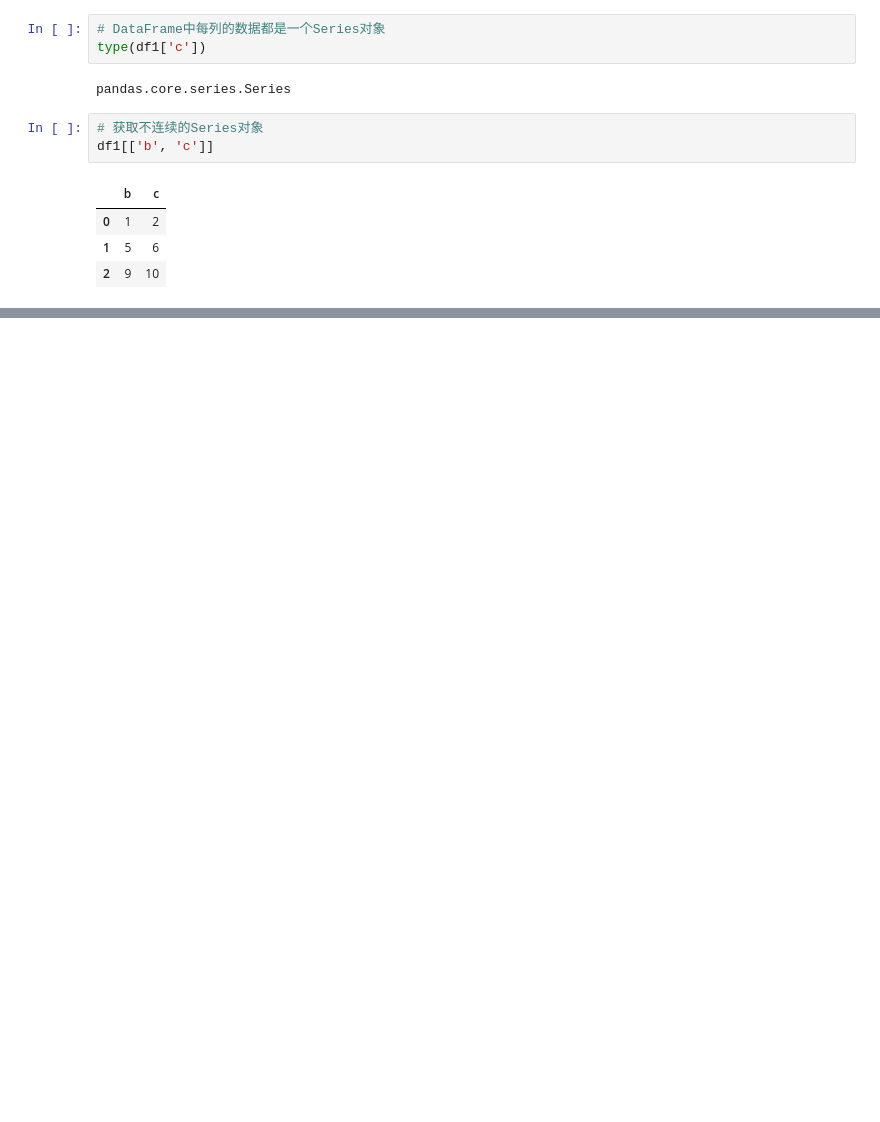
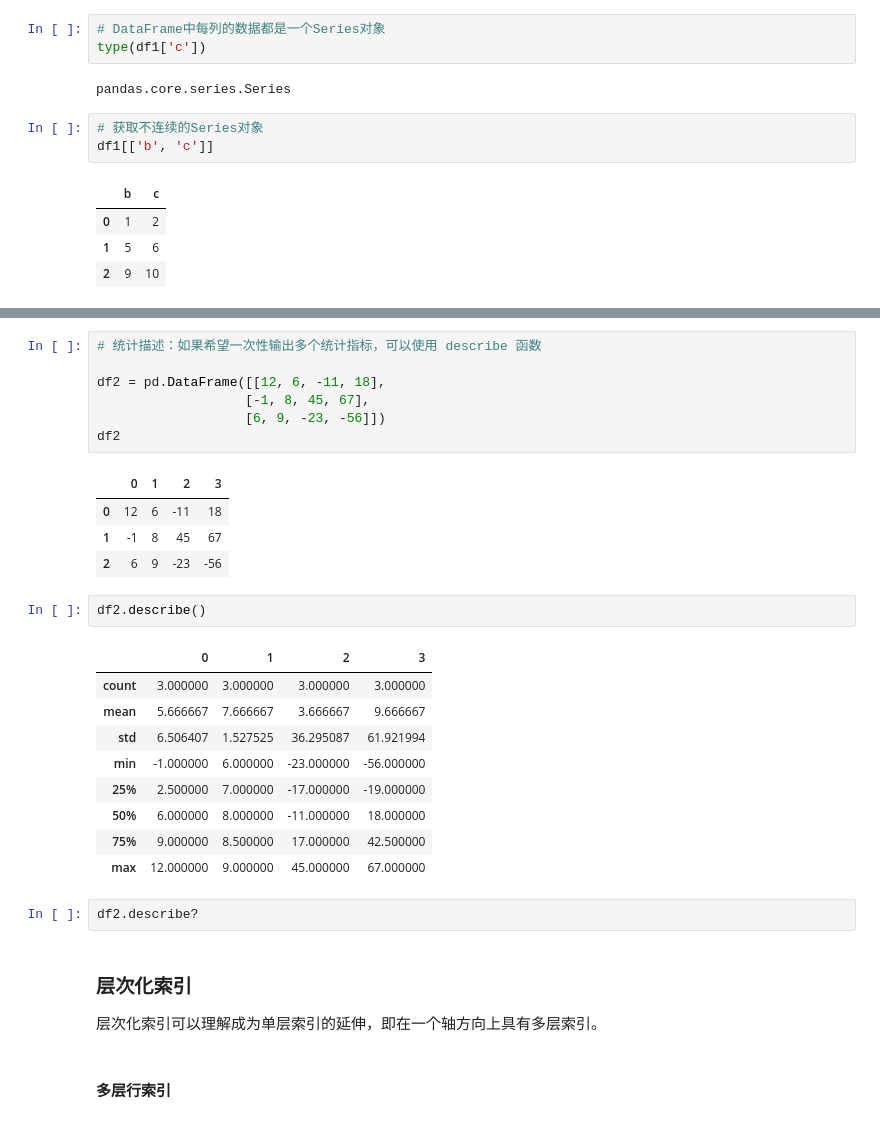
Before and after one commit to hqhiwqy/AI-2, a Jupyter notebook: Day47code/数据分析工具Pandas（二）.ipynb, the cells around one changed output, grey strips where cells are left out. Saved outputs shown, nothing was run; the diff lists cells and outputs as text; blank space fills up the shorter version.

```diff
--- a/Day47code/数据分析工具Pandas（二）.ipynb
+++ b/Day47code/数据分析工具Pandas（二）.ipynb
@@ -259,0 +476,32 @@ df1[:2][['b','d']]
+# %%
+# 统计描述：如果希望一次性输出多个统计指标，可以使用 describe 函数
+
+df2 = pd.DataFrame([[12, 6, -11, 18],
+                   [-1, 8, 45, 67],
+                   [6, 9, -23, -56]])
+df2
+# %% [output]
+|  | 0 | 1 | 2 | 3 |
+| 0 | 12 | 6 | -11 | 18 |
+| 1 | -1 | 8 | 45 | 67 |
+| 2 | 6 | 9 | -23 | -56 |
+# %%
+df2.describe()
+# %% [output]
+|  | 0 | 1 | 2 | 3 |
+| count | 3.000000 | 3.000000 | 3.000000 | 3.000000 |
+| mean | 5.666667 | 7.666667 | 3.666667 | 9.666667 |
+| std | 6.506407 | 1.527525 | 36.295087 | 61.921994 |
+| min | -1.000000 | 6.000000 | -23.000000 | -56.000000 |
+| 25% | 2.500000 | 7.000000 | -17.000000 | -19.000000 |
+| 50% | 6.000000 | 8.000000 | -11.000000 | 18.000000 |
+| 75% | 9.000000 | 8.500000 | 17.000000 | 42.500000 |
+| max | 12.000000 | 9.000000 | 45.000000 | 67.000000 |
+# %%
+df2.describe?
+# %% [markdown]
+### 层次化索引
+
+层次化索引可以理解成为单层索引的延伸，即在一个轴方向上具有多层索引。
+# %% [markdown]
+#### 多层行索引
```
Also changed, not shown: parts of 72 cells of this notebook, 2 other files.
